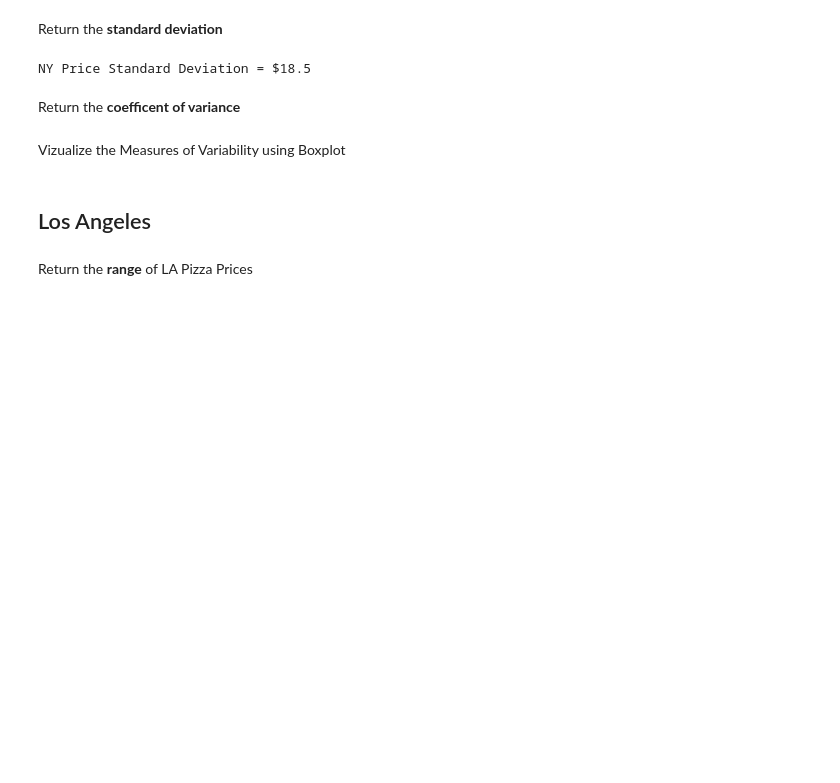
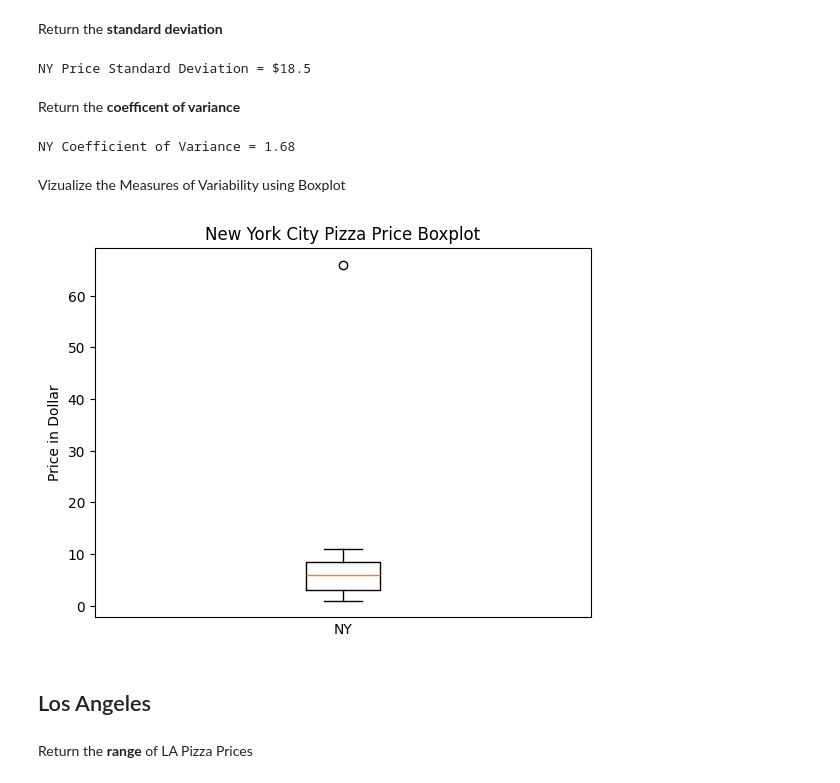
Before and after one commit to roob32/MATHEDA_CALVEZ, a Jupyter notebook: WK3/WK3-Measures-of-Variability.ipynb, the cells around one changed output. Drawn from its saved outputs; the diff is of its cells as text; code cells hidden in the pictures; blank space fills up the shorter version.

```diff
--- a/WK3/WK3-Measures-of-Variability.ipynb
+++ b/WK3/WK3-Measures-of-Variability.ipynb
@@ -81,8 +81,22 @@ print("NY Price Standard Deviation = $" + str(ny_sd.round(1)))
 NY Price Standard Deviation = $18.5
 # %% [markdown]
 Return the **coefficent of variance**
+# %%
+ny_cv = ny_sd/df['New York City'].mean()
+print("NY Coefficient of Variance = " + str(ny_cv.round(2)))
+# %% [output]
+NY Coefficient of Variance = 1.68
 # %% [markdown]
 Vizualize the Measures of Variability using Boxplot
+# %%
+mpl.boxplot(df['New York City'])
+mpl.title("New York City Pizza Price Boxplot")
+mpl.xlabel("NY")
+mpl.ylabel("Price in Dollar")
+mpl.xticks([])
+mpl.show()
+# %% [output]
+[figure, added]
 # %% [markdown]
 ## Los Angeles
 # %% [markdown]
```
Also changed, not shown: parts of 8 cells of this notebook.
